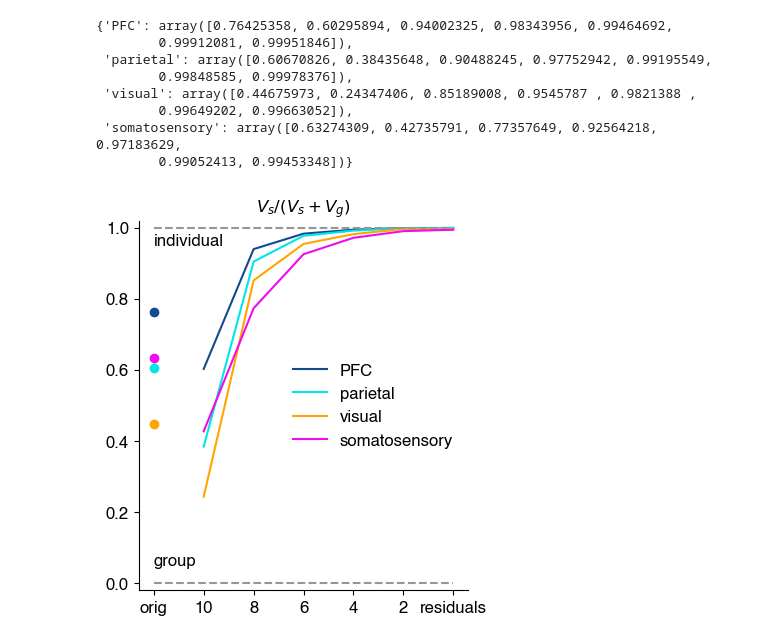
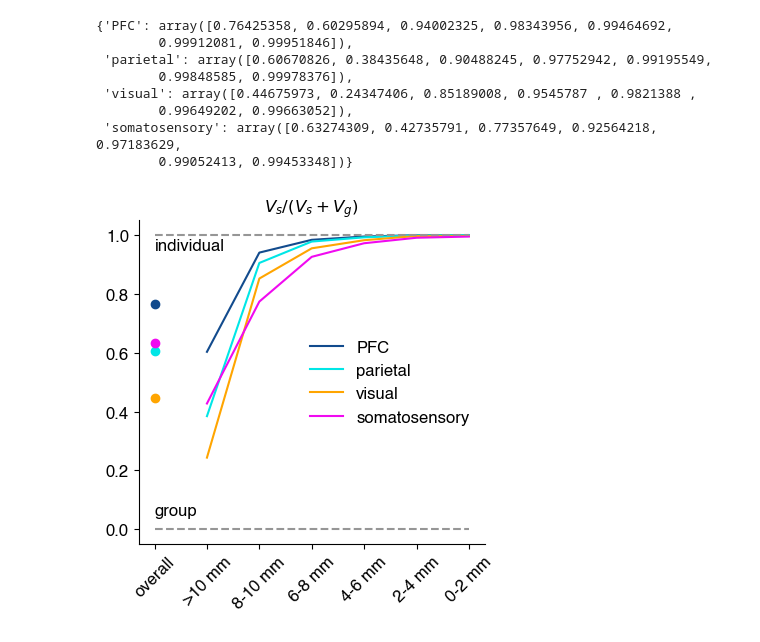
Before and after one commit to jkderrick028/PFC_parcellation, a Jupyter notebook: code/START_A2_smooth_decomposition.ipynb, the cells around one changed output. Cells and saved outputs as stored; diff of their text form; code cells hidden in the pictures.

Commit message:
smooth decomposition notebook

```diff
--- a/code/START_A2_smooth_decomposition.ipynb
+++ b/code/START_A2_smooth_decomposition.ipynb
@@ -52,33 +52,36 @@ v_s_over_gs
 # %%
 colors = [(18/255, 75/255, 141/255), (0, 230/255, 230/255), (255/255, 165/255, 0/255), (240/255, 10/255, 240/255)]
 
 fig, ax = plt.subplots()
 fig.set_figwidth(half_width)
+fig.set_figheight(4.5)
 
 for roiI in np.arange(len(ROIs)):
     ax.scatter(0, v_s_over_gs[ROIs[roiI]][0], color=colors[roiI], marker='o')
     ax.plot(np.arange(1, len(smooth_kernels)), v_s_over_gs[ROIs[roiI]][1:], color=colors[roiI], linestyle='-', label=ROIs[roiI])
 
 ax.hlines(0, xmin=0, xmax=len(smooth_kernels)-1, linestyles='--', colors=(150/255, 150/255, 150/255))
 ax.hlines(1, xmin=0, xmax=len(smooth_kernels)-1, linestyles='--', colors=(150/255, 150/255, 150/255))
 ax.text(0, 0.05, 'group')
 ax.text(0, 0.95, 'individual')
 
-xlabels = [l.strip('_mm') for l in smooth_kernels]
+# xlabels = [l.strip('_mm') for l in smooth_kernels]
+xlabels = ['overall', '>10 mm', '8-10 mm', '6-8 mm', '4-6 mm', '2-4 mm', '0-2 mm']
 
-ax.set_xticks(np.arange(len(smooth_kernels)), xlabels)
+ax.set_xticks(np.arange(len(smooth_kernels)), xlabels, rotation=45)
 ax.set_title('$V_s/(V_s+V_g)$', fontsize=12)
 
 ax.legend(frameon=False, loc='right')
-ax.set_ylim([-0.02, 1.02])
+ax.set_ylim([-0.05, 1.05])
 ax.spines['top'].set_visible(False)
 ax.spines['right'].set_visible(False)
 
+plt.tight_layout()
 plt.savefig(os.path.join(resultsPath, f'vs_over_gs.jpg'), dpi=500, format='jpeg')
 
 with open(PKL_vis_output, 'wb') as pk:
     pickle.dump(vis_output, pk)
 
 plt.show()
 # %% [output]
-[figure, old version]
+[figure, new version]
```
